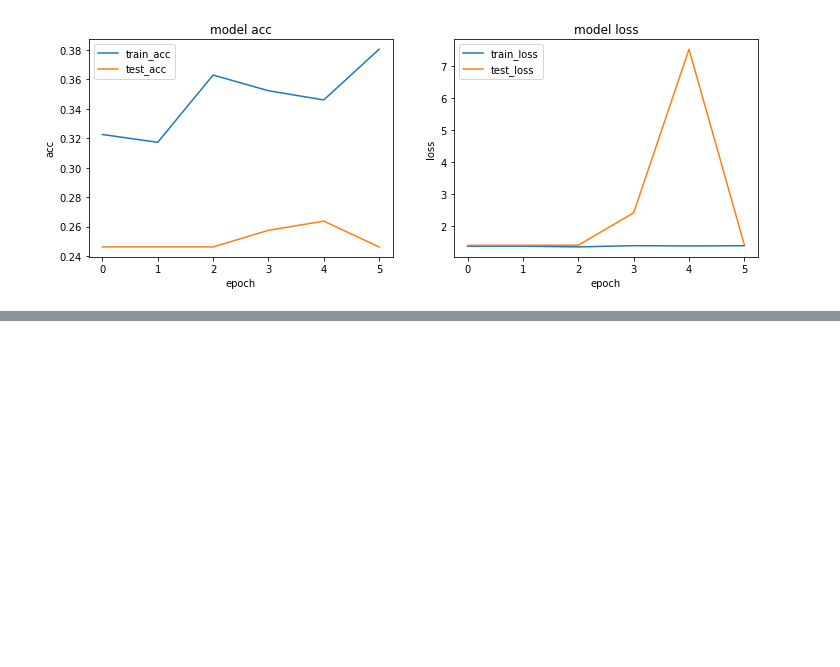
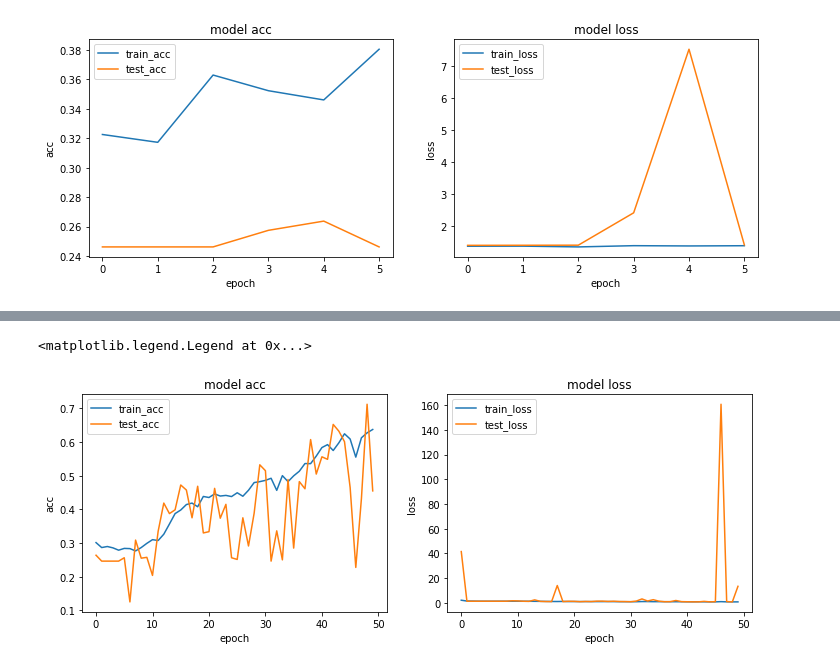
Before and after one commit to kwak-dong-su/data-crawling, a Jupyter notebook: DeepLearning/opencv-travel_1000pictures.ipynb, the cells around one changed output, grey strips where cells are left out. Saved outputs shown, nothing was run; the diff lists cells and outputs as text; code cells hidden in the pictures; blank space fills up the shorter version.

```diff
--- a/DeepLearning/opencv-travel_1000pictures.ipynb
+++ b/DeepLearning/opencv-travel_1000pictures.ipynb
@@ -394,0 +430,20 @@ plt.legend(['train_loss', 'test_loss'])
+# %%
+# cnn_history pationce=10
+plt.figure(figsize=(12, 4))
+plt.subplot(1, 2, 1) # 1행 2열의 도표, 1열
+plt.plot(cnn_history3.history['accuracy'])
+plt.plot(cnn_history3.history['val_accuracy'])
+plt.title('model acc')
+plt.xlabel('epoch')
+plt.ylabel('acc')
+plt.legend(['train_acc', 'test_acc'])
+plt.subplot(1, 2, 2) # 1행 2열의 도표, 2열
+plt.plot(cnn_history3.history['loss'])
+plt.plot(cnn_history3.history['val_loss'])
+plt.title('model loss')
+plt.xlabel('epoch')
+plt.ylabel('loss')
+plt.legend(['train_loss', 'test_loss'])
+# %% [output]
+<matplotlib.legend.Legend at 0x...>
+[figure, added]
```
Also changed, not shown: parts of 14 cells of this notebook, 1 other file.
